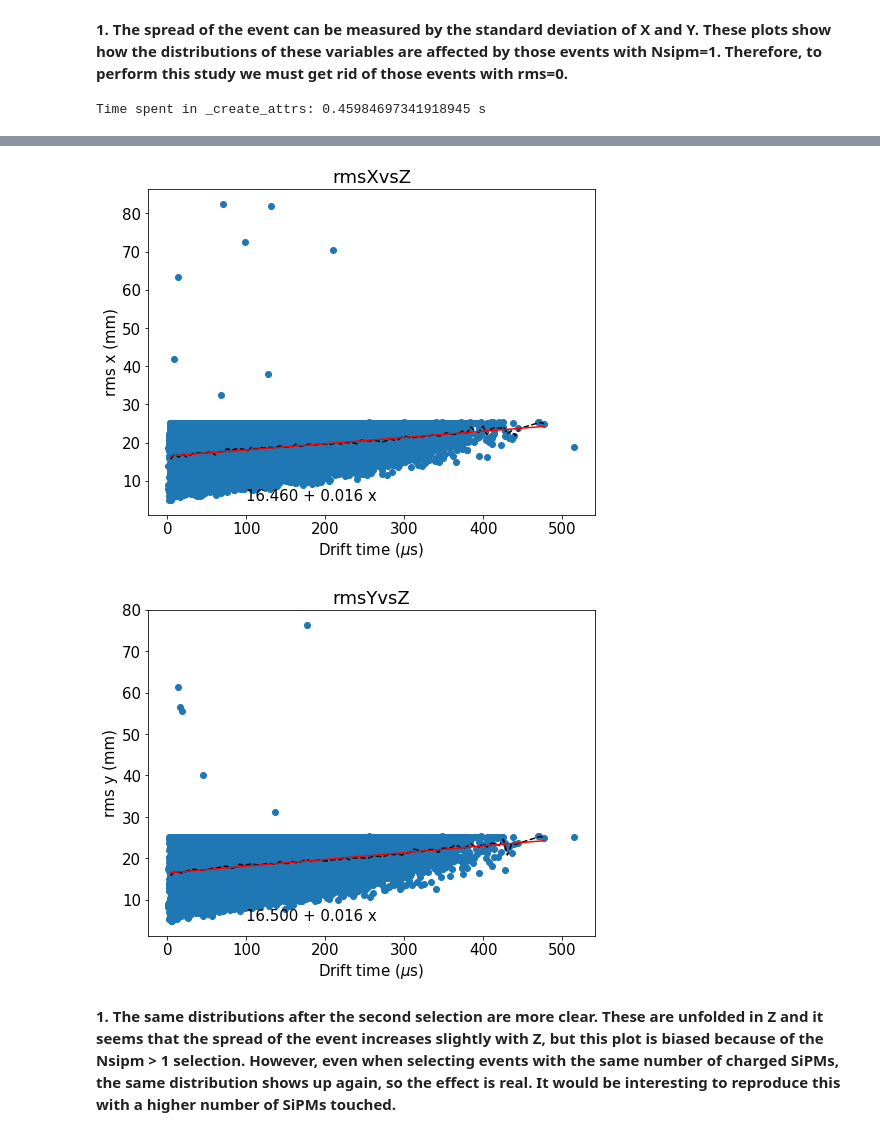
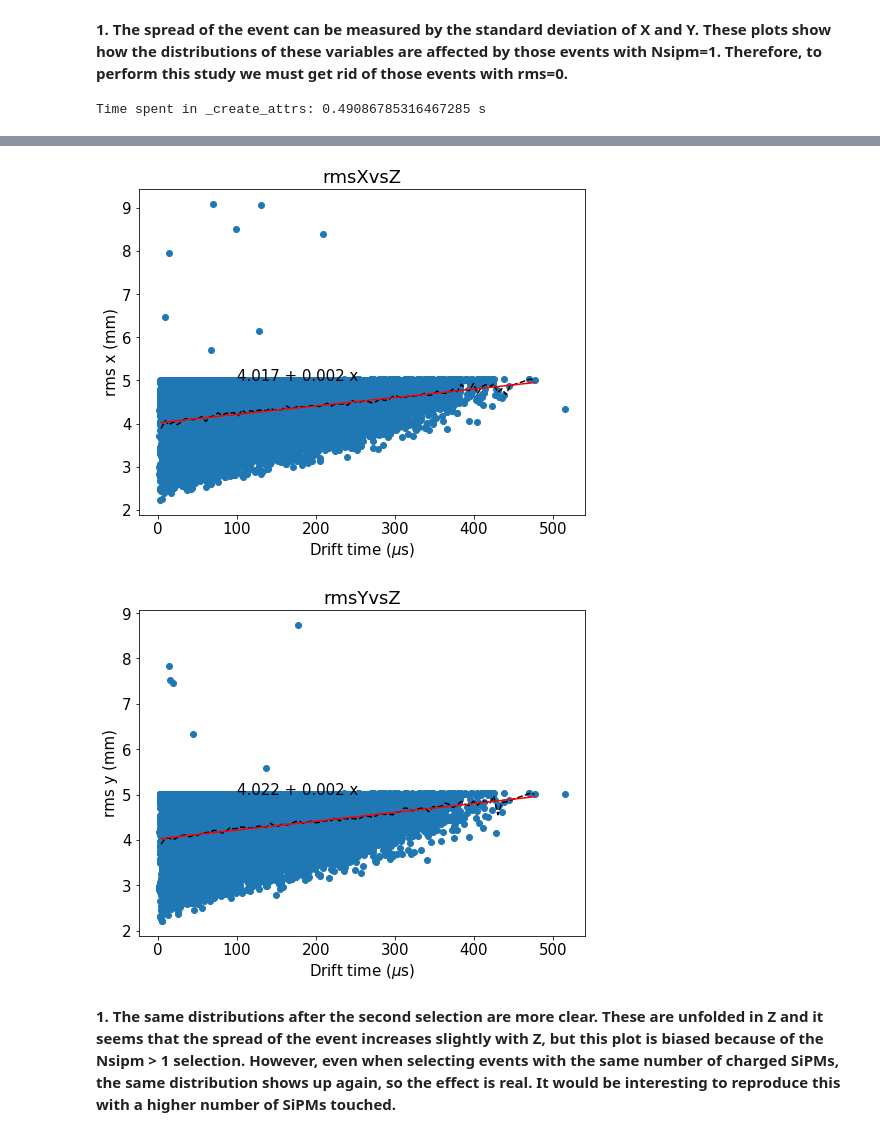
Before and after one commit to gonzaponte/ICARO, a Jupyter notebook: invisible_cities/KrAna/Kr analysis (MC).ipynb, the cells around one changed output, grey strips where cells are left out. Cells and saved outputs as stored; diff of their text form; code cells hidden in the pictures.

```diff
--- a/invisible_cities/KrAna/Kr analysis (MC).ipynb
+++ b/invisible_cities/KrAna/Kr analysis (MC).ipynb
@@ -35,7 +35,7 @@ plt.rcParams["figure.max_open_warning"] = 100
 profOpt = "--k"
 fitOpt  = "r"
 
-outputfolder = "plots/"
+outputfolder = "plots/cut20/"
 if not os.path.exists(outputfolder):
     os.mkdir(outputfolder)
 # %% [markdown]
@@ -230,8 +230,8 @@ def fill_evts(s1s, s2s, sis, evts_out, ifile=None):
             evt.Q    .append(Qpeak)
             evt.X    = np.average(xsipms, weights=Qs) if np.any(Qs) else np.nan
             evt.Y    = np.average(ysipms, weights=Qs) if np.any(Qs) else np.nan
-            evt.Xrms = np.sum(Qs * (xsipms-evt.X)**2) / (Qpeak - 1) if np.any(Qs) else np.nan
-            evt.Yrms = np.sum(Qs * (ysipms-evt.Y)**2) / (Qpeak - 1) if np.any(Qs) else np.nan
+            evt.Xrms = (np.sum(Qs * (xsipms-evt.X)**2) / (Qpeak - 1))**0.5 if np.any(Qs) else np.nan
+            evt.Yrms = (np.sum(Qs * (ysipms-evt.Y)**2) / (Qpeak - 1))**0.5 if np.any(Qs) else np.nan
             evt.R    = (evt.X**2 + evt.Y**2)**0.5 if np.any(Qs) else np.nan
             evt.Phi  = np.arctan2(evt.Y, evt.X) if np.any(Qs) else np.nan
 
@@ -910,17 +910,17 @@ save("rmsY_full")
 rmsnotzero = data[(data.Xrms > 1e-3) & (data.Yrms > 1e-3)]
 data = rmsnotzero
 # %% [output]
-Time spent in _create_attrs: 0.45984697341918945 s
+Time spent in _create_attrs: 0.49086785316467285 s
 # %%
 xrms, yrms = data.Xrms, data.Yrms
 
 ################################
-hist(xrms, 100, range=(0, 50))
+hist(xrms, 100, range=(0, 10))
 labels("rms x (mm)", "Entries")
 save("rmsX")
 
 ################################
-hist(yrms, 100, range=(0, 50))
+hist(yrms, 100, range=(0, 10))
 labels("rms y (mm)", "Entries")
 save("rmsY")
 
@@ -949,5 +949,5 @@ save("rmsYvsZ")
-[figure, old version]
+[figure, new version]
-[figure, old version]
+[figure, new version]
 # %% [markdown]
 <b>
 1. The same distributions after the second selection are more clear. These are unfolded in Z and it seems that the spread of the event increases slightly with Z, but this plot is biased because of the Nsipm > 1 selection. However, even when selecting events with the same number of charged SiPMs, the same distribution shows up again, so the effect is real. It would be interesting to reproduce this with a higher number of SiPMs touched.
```
Also changed, not shown: parts of 6 cells of this notebook.
